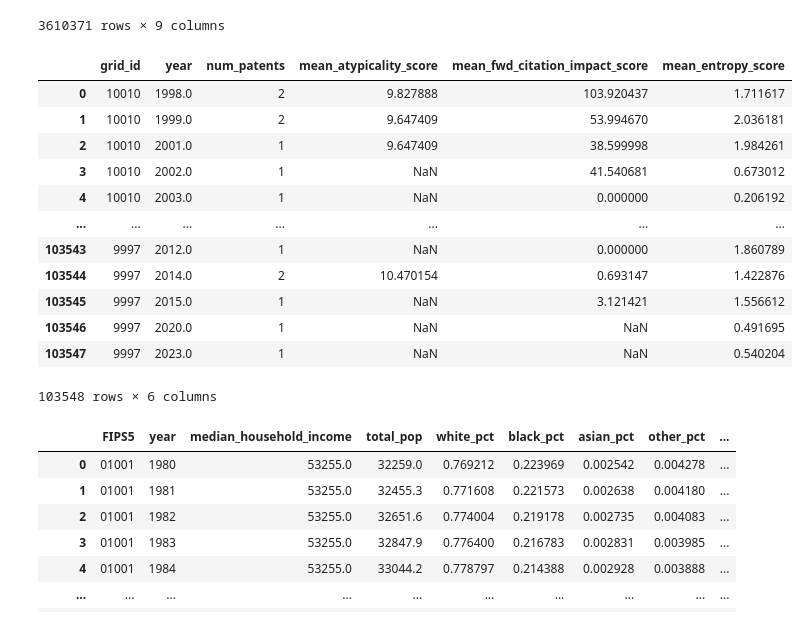
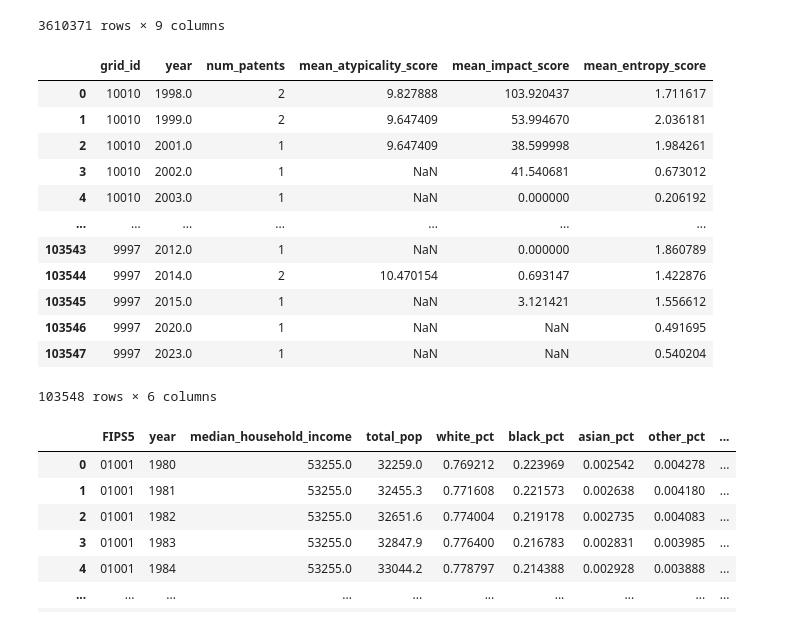
Before and after one commit to koacow/glob-s-RA, a Jupyter notebook: patents/grid_control_outcome/merge_grid_controls_innovation.ipynb, the cells around one changed output. Drawn from its saved outputs; the diff is of its cells as text; code cells hidden in the pictures.

Commit message:
updated variable names in grid panel dataset

```diff
--- a/patents/grid_control_outcome/merge_grid_controls_innovation.ipynb
+++ b/patents/grid_control_outcome/merge_grid_controls_innovation.ipynb
@@ -189,20 +209,20 @@ patent_grid
 # %%
 agg_patent_grid = (
     patent_grid.groupby(["grid_id", "year"])
     .agg(
         num_patents=("patent_id", "nunique"),
         mean_atypicality_score=("atypicality_score", "mean"),
-        mean_fwd_citation_impact_score=("fwd_citation_impact_score", "mean"),
+        mean_impact_score=("fwd_citation_impact_score", "mean"),
         mean_entropy_score=("entropy_score", "mean")
     ).reset_index()
 )
 agg_patent_grid.to_parquet(
     "/Users/koacow/repos/glob-s-RA/patents/grid_control_outcome/data/grid_innovation_measures.parquet",
     index=False
 )
 agg_patent_grid
 # %% [output]
-|  | grid_id | year | num_patents | mean_atypicality_score | mean_fwd_citation_impact_score | mean_entropy_score |
+|  | grid_id | year | num_patents | mean_atypicality_score | mean_impact_score | mean_entropy_score |
 | 0 | 10010 | 1998.0 | 2 | 9.827888 | 103.920437 | 1.711617 |
 | 1 | 10010 | 1999.0 | 2 | 9.647409 | 53.994670 | 2.036181 |
 | 2 | 10010 | 2001.0 | 1 | 9.647409 | 38.599998 | 1.984261 |
```
Also changed, not shown: parts of 6 cells of this notebook.
